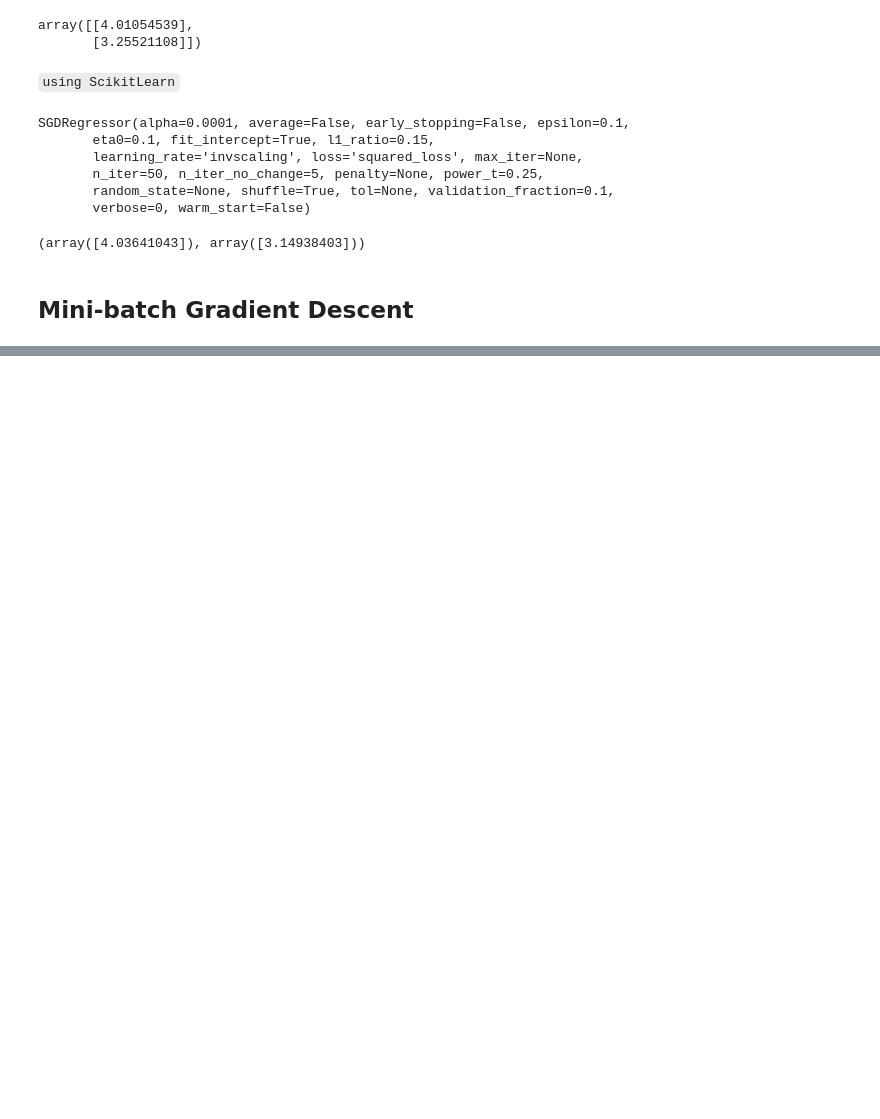
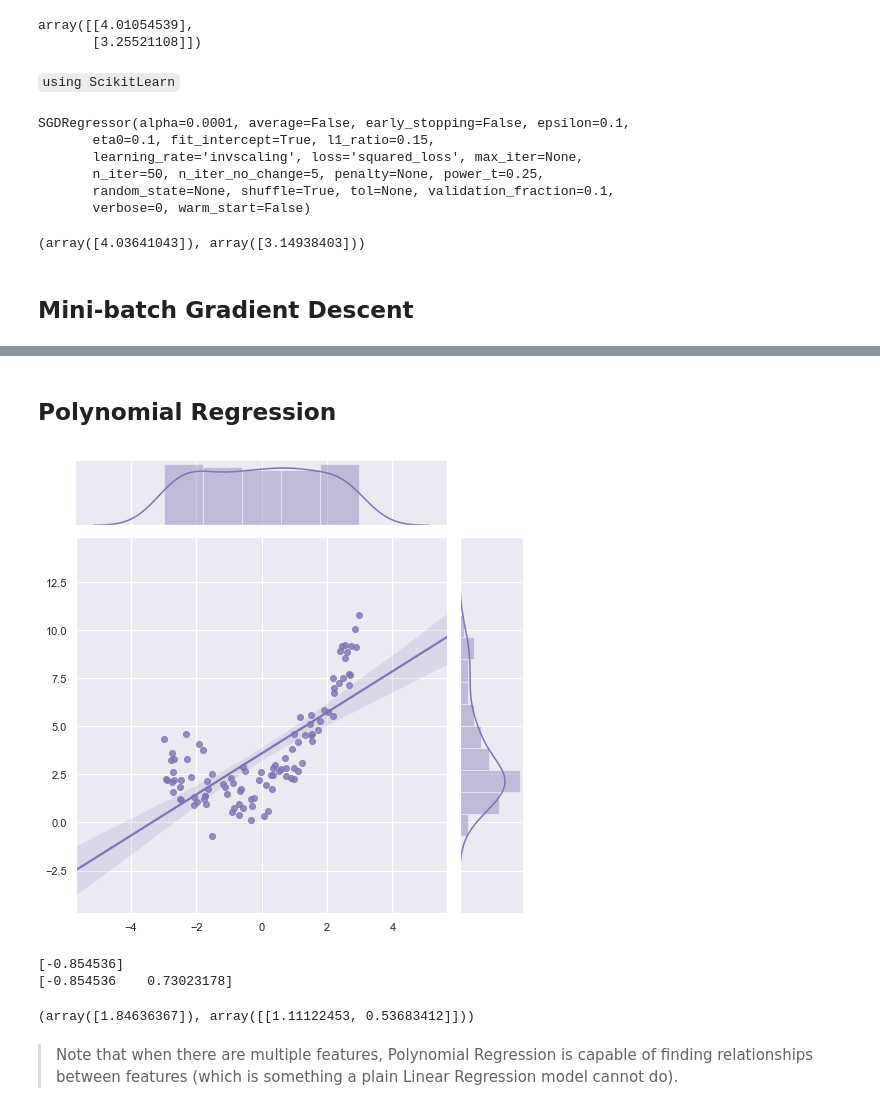
Before and after one commit to Randallzoeng/BookClub, a Jupyter notebook: HandsOnML/🚧PartⅠChapter 4.ipynb, the cells around one changed output, grey strips where cells are left out. Saved outputs shown, nothing was run; the diff lists cells and outputs as text; code cells hidden in the pictures; blank space fills up the shorter version.

```diff
--- a/HandsOnML/🚧PartⅠChapter 4.ipynb
+++ b/HandsOnML/🚧PartⅠChapter 4.ipynb
@@ -119,3 +126,35 @@ sgd_reg.intercept_,sgd_reg.coef_
 ## Mini-batch Gradient Descent
 # %% [markdown]
 ![](http://upload.ouliu.net/i/20190114160539iheyk.png)
+# %% [markdown]
+## Polynomial Regression
+# %%
+#quadratic equation
+m = 100
+X = 6*np.random.rand(m,1) - 3
+y = 0.5*X**2 + X + 2 + np.random.randn(m,1)
+# %%
+import seaborn as sns
+sns.set(style="darkgrid")
+g = sns.jointplot(X, y, kind="reg", color="m", height=7)
+# %% [output]
+[figure, added]
+# %%
+from sklearn.preprocessing import PolynomialFeatures
+poly_features = PolynomialFeatures(degree=2,include_bias=False)
+X_poly = poly_features.fit_transform(X)
+
+print(X[0])
+print(X_poly[0])
+# %% [output]
+[-0.854536]
+[-0.854536    0.73023178]
+# %%
+from sklearn.linear_model import LinearRegression
+lin_reg = LinearRegression()
+lin_reg.fit(X_poly,y)
+lin_reg.intercept_,lin_reg.coef_
+# %% [output]
+(array([1.84636367]), array([[1.11122453, 0.53683412]]))
+# %% [markdown]
+> Note that when there are multiple features, Polynomial Regression is capable of finding relationships between features (which is something a plain Linear Regression model cannot do).
```
Also changed, not shown: parts of 31 cells of this notebook.
